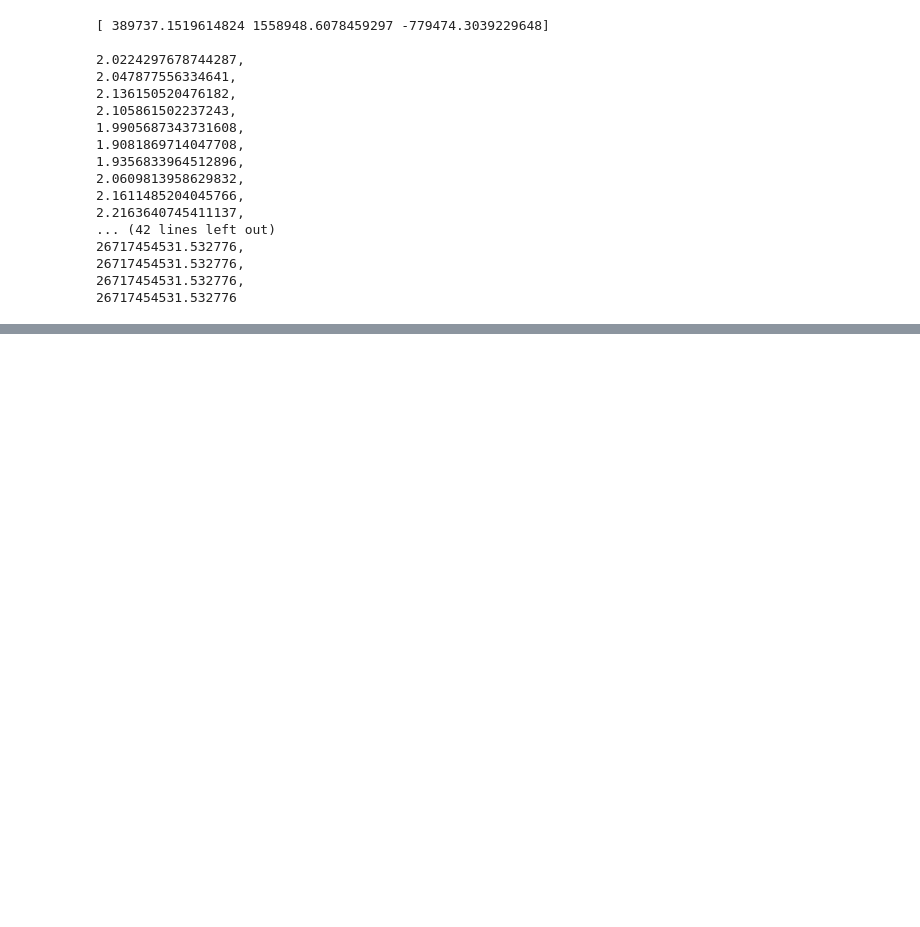
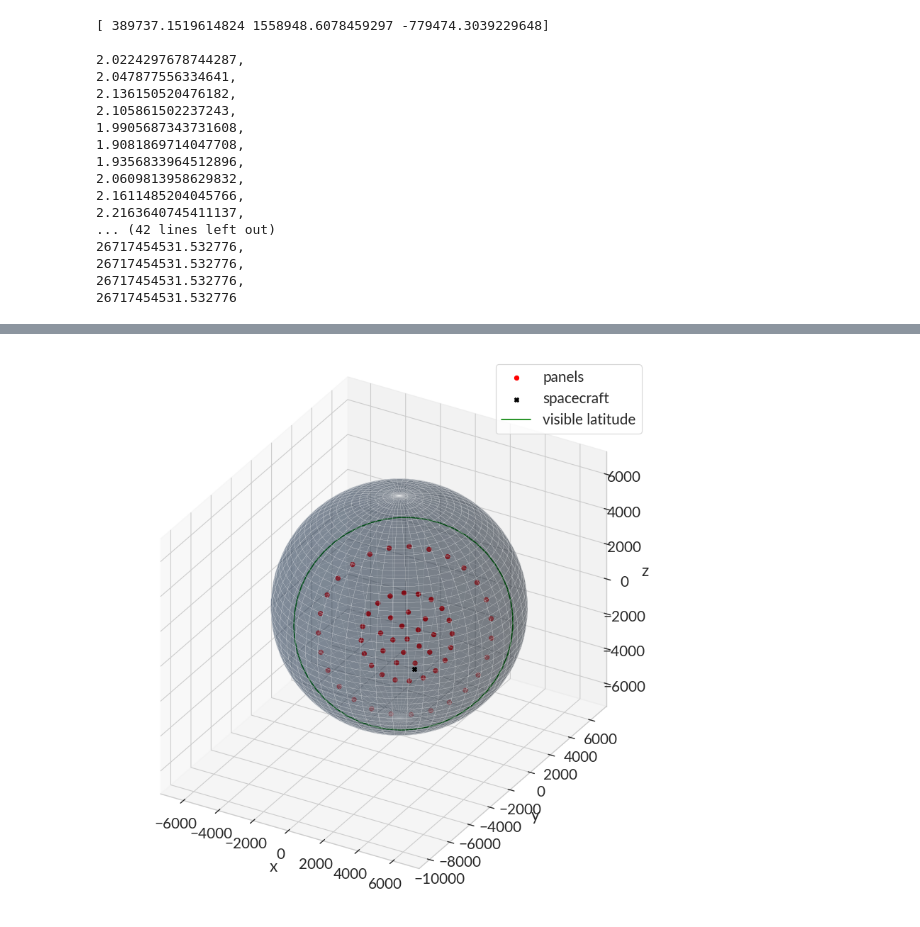
Before and after one commit to DominikStiller/tudelft-hpb-project, a Jupyter notebook: analysis/paneling.ipynb, the cells around one changed output, grey strips where cells are left out. Cells and saved outputs as stored; diff of their text form; code cells hidden in the pictures; blank space fills up the shorter version.

```diff
--- a/analysis/paneling.ipynb
+++ b/analysis/paneling.ipynb
@@ -335,0 +421,4 @@ with np.printoptions(precision=30):
+# %%
+plot_dynamically_paneled_sphere(generate_panels_knocke_equalprojatt, [5, 9, 20, 27], radius=6378, h=5900)
+# %% [output]
+[figure, added]
```
Also changed, not shown: parts of 16 cells of this notebook, 37 other files.
